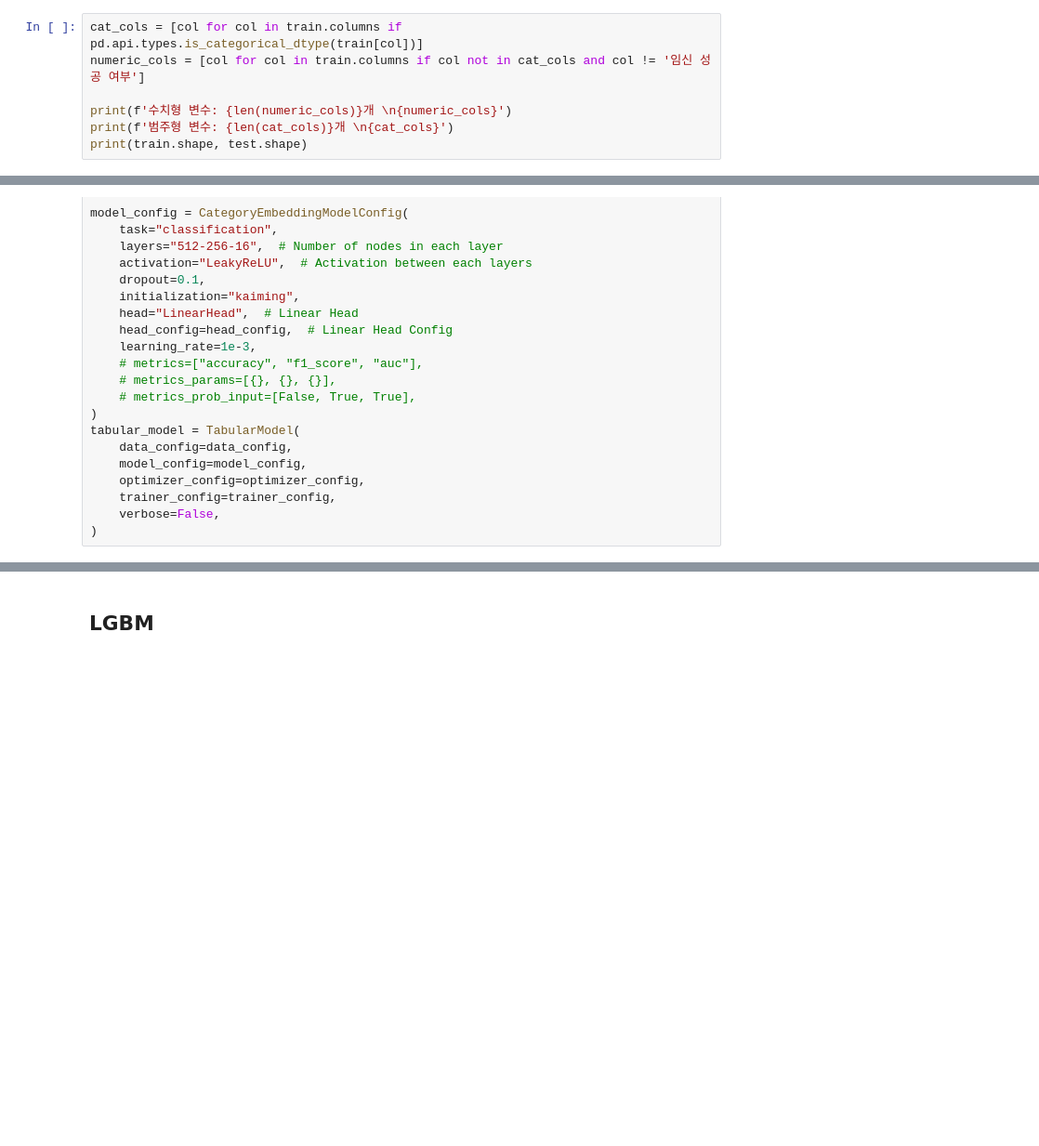
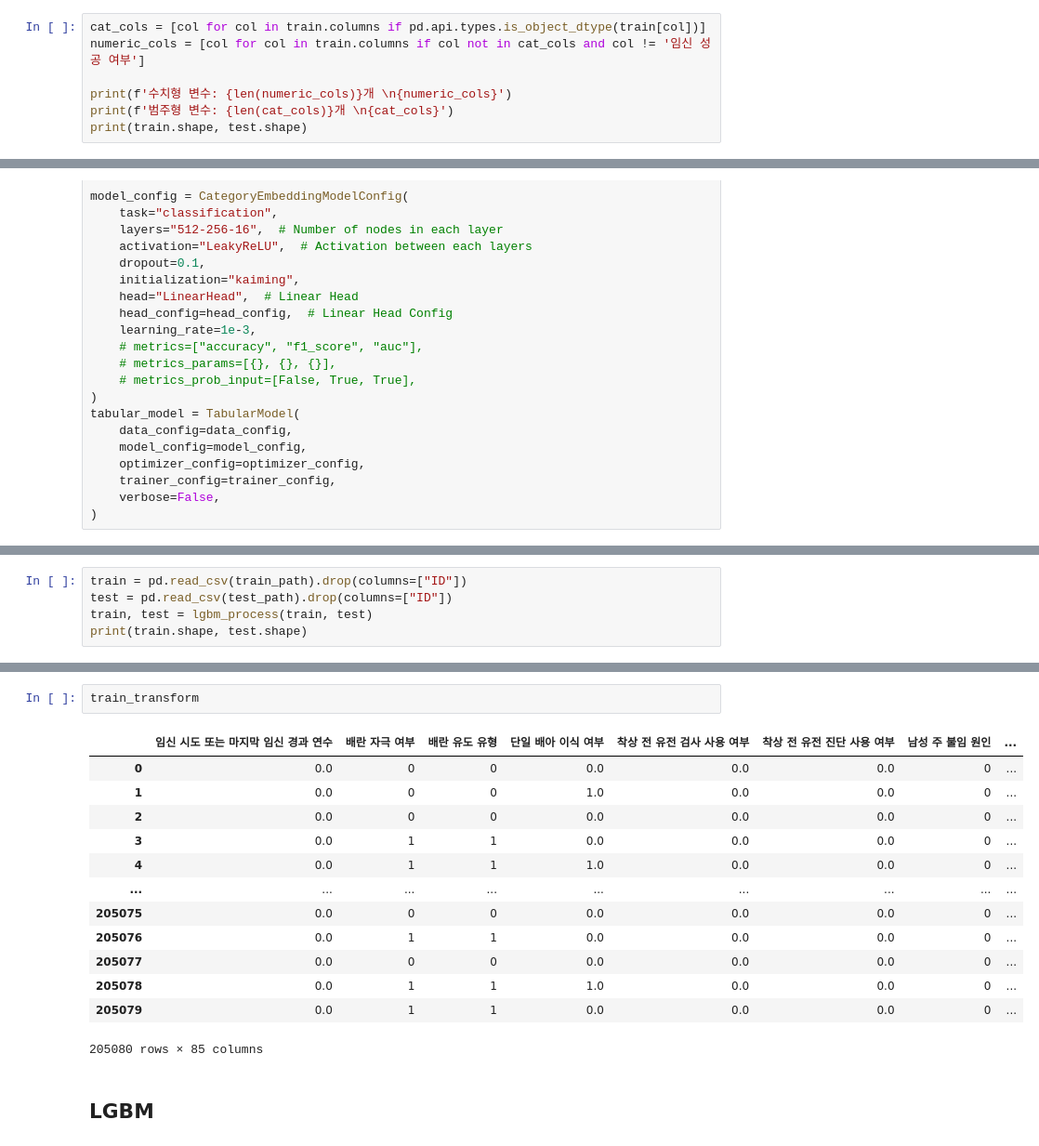
Before and after one commit to EunHak0501/LG_Aimers_6th, a Jupyter notebook: Eunho/pytorch_stacking/categorical_embedding.ipynb, the cells around one changed output, grey strips where cells are left out. Shown: that part at 93% size. Cells and saved outputs as stored; diff of their text form; blank space fills up the shorter version.

```diff
--- a/Eunho/pytorch_stacking/categorical_embedding.ipynb
+++ b/Eunho/pytorch_stacking/categorical_embedding.ipynb
@@ -80,5 +66,5 @@ print(train.shape, test.shape)
 # %%
-cat_cols = [col for col in train.columns if pd.api.types.is_categorical_dtype(train[col])]
+cat_cols = [col for col in train.columns if pd.api.types.is_object_dtype(train[col])]
 numeric_cols = [col for col in train.columns if col not in cat_cols and col != '임신 성공 여부']
 
 print(f'수치형 변수: {len(numeric_cols)}개 \n{numeric_cols}')
@@ -191,0 +240,5 @@ print(f"Average ROC AUC over {skf.n_splits} folds: {average_roc_auc:.8f}")
+# %%
+train = pd.read_csv(train_path).drop(columns=["ID"])
+test = pd.read_csv(test_path).drop(columns=["ID"])
+train, test = lgbm_process(train, test)
+print(train.shape, test.shape)
@@ -195,3 +266,19 @@ train_transform = transformer.fit_transform(train)
+# %%
+train_transform
+# %% [output]
+|  | 임신 시도 또는 마지막 임신 경과 연수 | 배란 자극 여부 | 배란 유도 유형 | 단일 배아 이식 여부 | 착상 전 유전 검사 사용 여부 | 착상 전 유전 진단 사용 여부 | 남성 주 불임 원인 | ... |
+| 0 | 0.0 | 0 | 0 | 0.0 | 0.0 | 0.0 | 0 | ... |
+| 1 | 0.0 | 0 | 0 | 1.0 | 0.0 | 0.0 | 0 | ... |
+| 2 | 0.0 | 0 | 0 | 0.0 | 0.0 | 0.0 | 0 | ... |
+| 3 | 0.0 | 1 | 1 | 0.0 | 0.0 | 0.0 | 0 | ... |
+| 4 | 0.0 | 1 | 1 | 1.0 | 0.0 | 0.0 | 0 | ... |
+| ... | ... | ... | ... | ... | ... | ... | ... | ... |
+| 205075 | 0.0 | 0 | 0 | 0.0 | 0.0 | 0.0 | 0 | ... |
+| 205076 | 0.0 | 1 | 1 | 0.0 | 0.0 | 0.0 | 0 | ... |
+| 205077 | 0.0 | 0 | 0 | 0.0 | 0.0 | 0.0 | 0 | ... |
+| 205078 | 0.0 | 1 | 1 | 1.0 | 0.0 | 0.0 | 0 | ... |
+| 205079 | 0.0 | 1 | 1 | 0.0 | 0.0 | 0.0 | 0 | ... |
+205080 rows × 85 columns
 # %% [markdown]
 ## LGBM
 # %%
```
Also changed, not shown: parts of 8 cells of this notebook, 47 other files.
